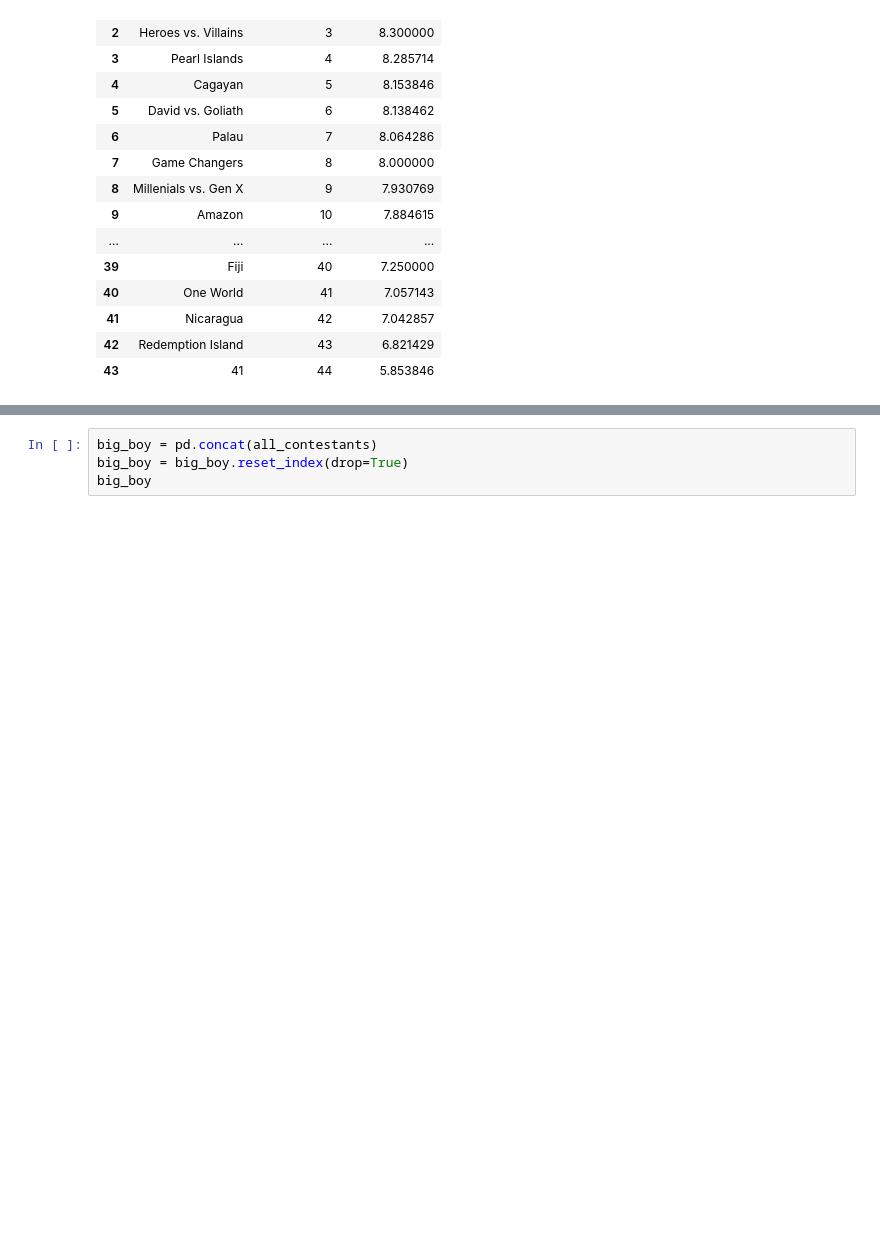
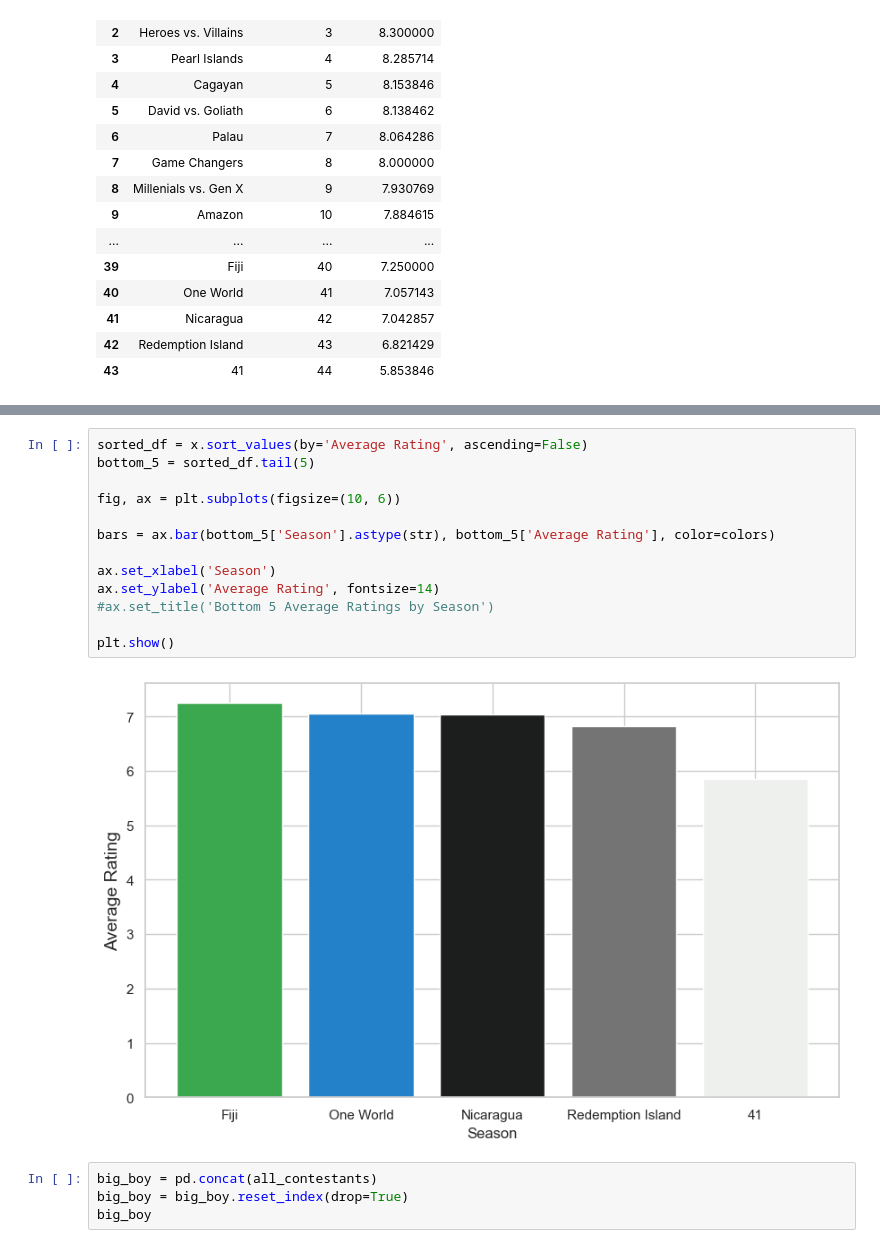
Before and after one commit to Erica-Exotica/DA8-capstone, a Jupyter notebook: notebook/CapstoneV2.ipynb, the cells around one changed output, grey strips where cells are left out. Saved outputs shown, nothing was run; the diff lists cells and outputs as text; blank space fills up the shorter version.

```diff
--- a/notebook/CapstoneV2.ipynb
+++ b/notebook/CapstoneV2.ipynb
@@ -2917,3 +2915,18 @@ plt.show()
+# %%
+sorted_df = x.sort_values(by='Average Rating', ascending=False)
+bottom_5 = sorted_df.tail(5)
+
+fig, ax = plt.subplots(figsize=(10, 6))
+
+bars = ax.bar(bottom_5['Season'].astype(str), bottom_5['Average Rating'], color=colors)
+
+ax.set_xlabel('Season')
+ax.set_ylabel('Average Rating', fontsize=14)
+#ax.set_title('Bottom 5 Average Ratings by Season')
+
+plt.show()
+# %% [output]
+[figure, added]
 # %%
 big_boy = pd.concat(all_contestants)
 big_boy = big_boy.reset_index(drop=True)
```
Also changed, not shown: parts of 21 cells of this notebook.
